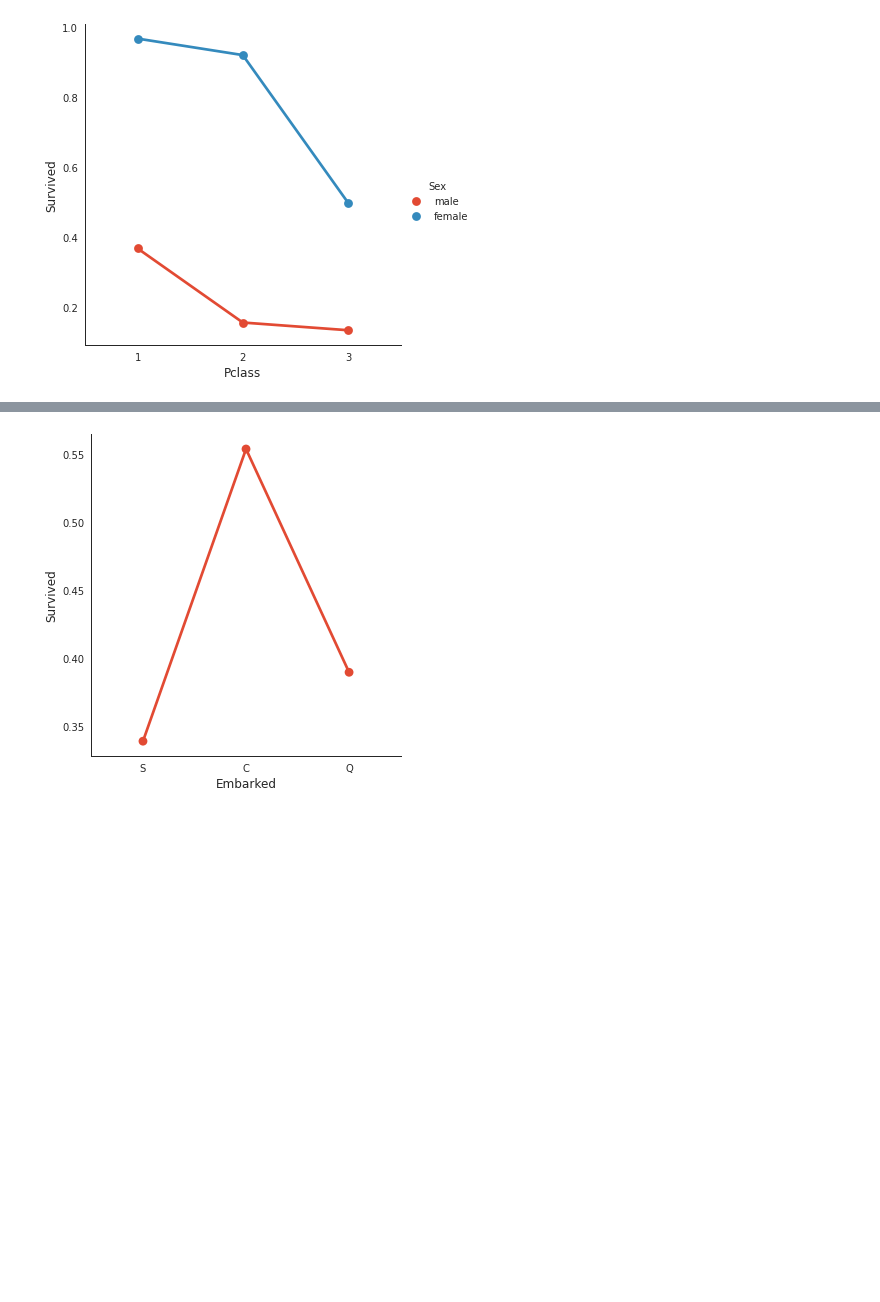
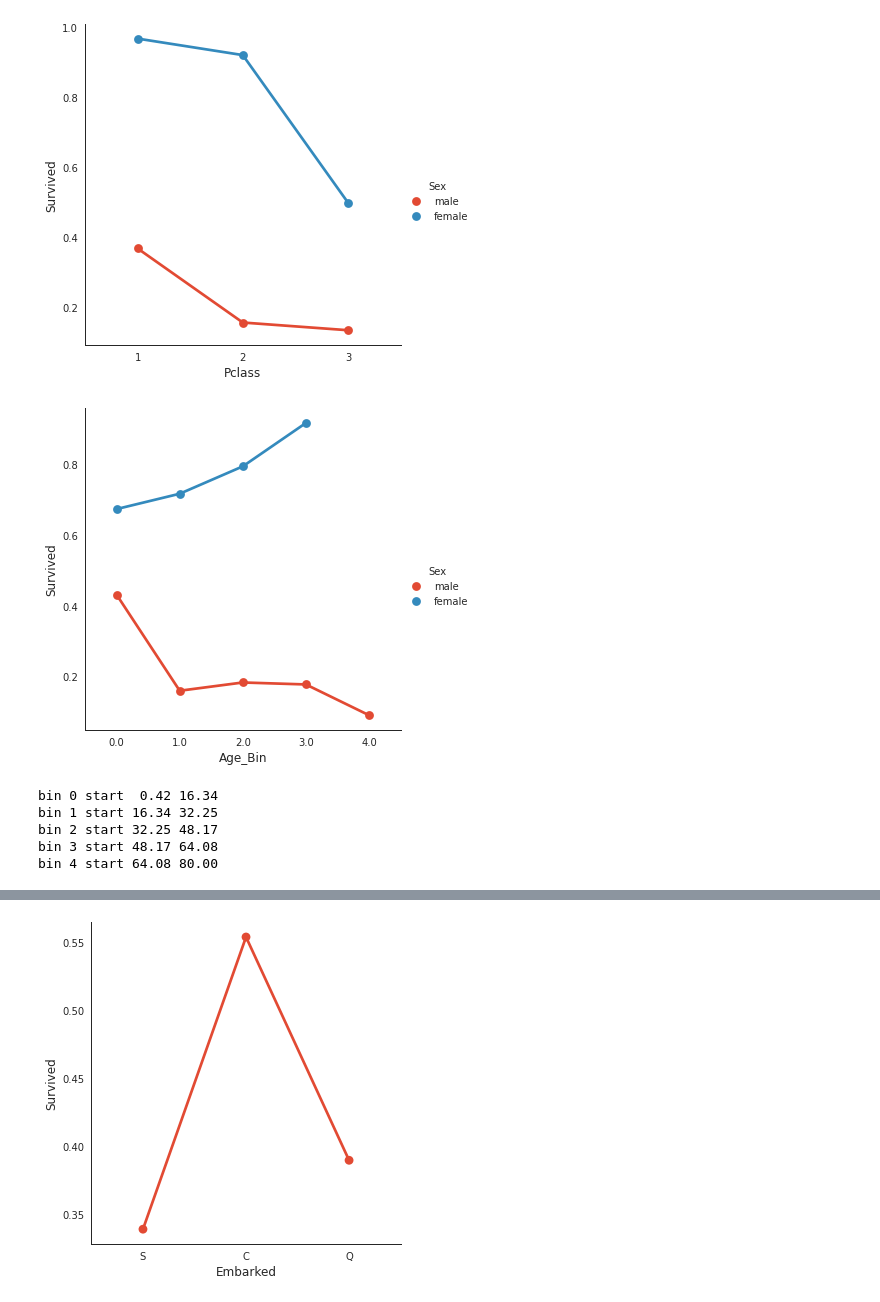
Before and after one commit to riccardo1980/bbs-2020-aiml4b-titanic, a Jupyter notebook: Titanic_EDA_preproc_svm.ipynb, the cells around one changed output, grey strips where cells are left out. Saved outputs shown, nothing was run; the diff lists cells and outputs as text; code cells hidden in the pictures; blank space fills up the shorter version.

```diff
--- a/Titanic_EDA_preproc_svm.ipynb
+++ b/Titanic_EDA_preproc_svm.ipynb
@@ -512,3 +517,17 @@ sns.catplot('Pclass','Survived', kind='point', data=df, ci=None);
 sns.catplot('Pclass','Survived', hue='Sex', kind='point', data=df, ci=None);
 # %% [output]
 [figure]
+# %%
+sns.catplot('Age_Bin','Survived', hue='Sex', kind='point', data=df, ci=None);
+# %% [output]
+[figure, added]
+# %%
+thresholds = mapper_quantizer.built_features[0][1].bin_edges_[0]
+for id, (a, b) in enumerate(zip(thresholds[:-1],thresholds[1:])):
+    print('bin {} start {:5.2f} {:>5.2f}'.format(id,a,b))
+# %% [output]
+bin 0 start  0.42 16.34
+bin 1 start 16.34 32.25
+bin 2 start 32.25 48.17
+bin 3 start 48.17 64.08
+bin 4 start 64.08 80.00
```
Also changed, not shown: parts of 28 cells of this notebook.
